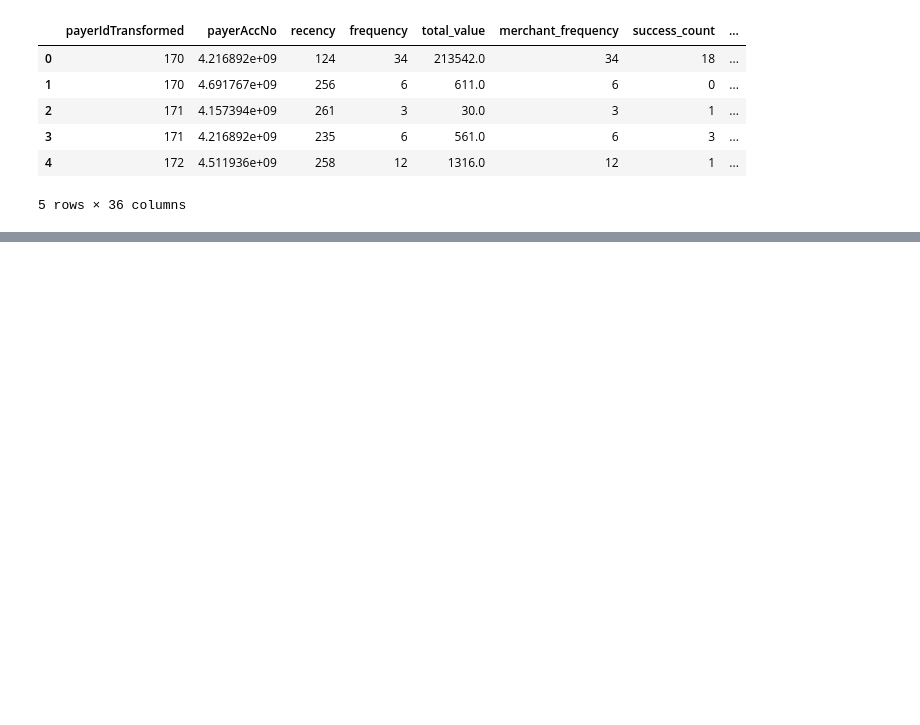
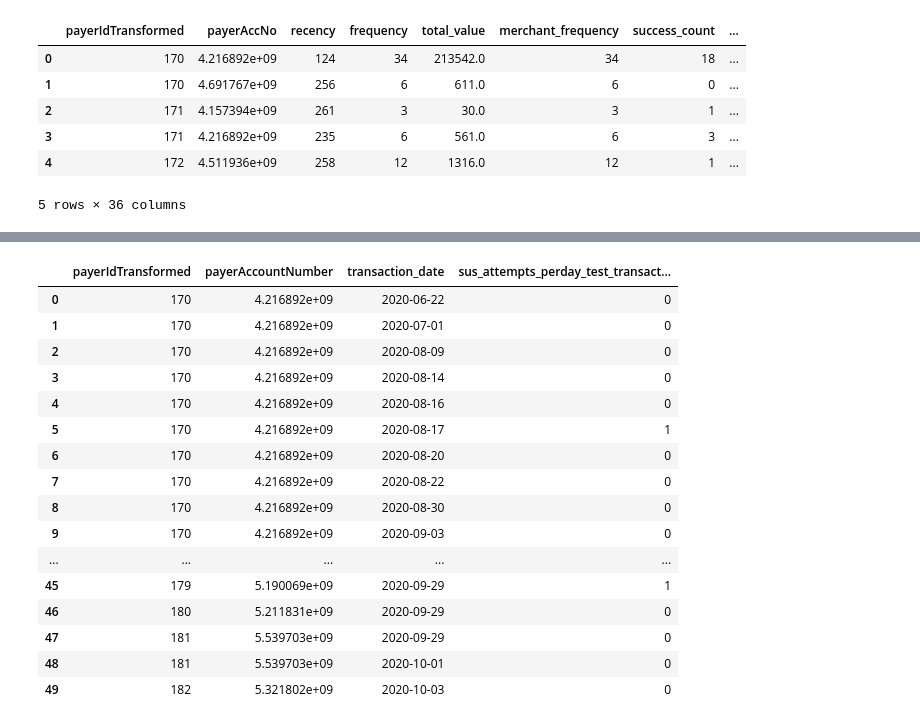
Before and after one commit to mdelgolla/electronic_payment_fraud_detection, a Jupyter notebook: new_feature_generation.ipynb, the cells around one changed output, grey strips where cells are left out. Drawn from its saved outputs; the diff is of its cells as text; code cells hidden in the pictures; blank space fills up the shorter version.

Commit message:
suspicious transactions per day

```diff
--- a/new_feature_generation.ipynb
+++ b/new_feature_generation.ipynb
@@ -242,7 +227,0 @@ IndentationError: expected an indented block (<ipython-input-57-a998cd3c85da>, l
-# %%
-df['tran_date'] = df['transaction_date']
-df4 = df.groupby(['payerIdTransformed','transaction_date']).apply(lambda _df: _df.sort_values(by=['createdAt']))
-df4['daily_transaction_count']=df4.agg({'tran_date':'count'})
-#df4['transactions_count_per_day'] =  df4.groupby(df4.index.transaction_date).count()
-
-df4.head()
@@ -259,0 +315,25 @@ def chek3ds():
+# %%
+df7 = df.groupby([
+    'payerIdTransformed',
+    'payerAccountNumber',
+    'transaction_date'
+    ]).apply(lambda x: apply_time_diff(x, "test_transactions")).reset_index(name='sus_attempts_perday_test_transactions')
+df7.head(50)
+# %% [output]
+|  | payerIdTransformed | payerAccountNumber | transaction_date | sus_attempts_perday_test_transact... |
+| 0 | 170 | 4.216892e+09 | 2020-06-22 | 0 |
+| 1 | 170 | 4.216892e+09 | 2020-07-01 | 0 |
+| 2 | 170 | 4.216892e+09 | 2020-08-09 | 0 |
+| 3 | 170 | 4.216892e+09 | 2020-08-14 | 0 |
+| 4 | 170 | 4.216892e+09 | 2020-08-16 | 0 |
+| 5 | 170 | 4.216892e+09 | 2020-08-17 | 1 |
+| 6 | 170 | 4.216892e+09 | 2020-08-20 | 0 |
+| 7 | 170 | 4.216892e+09 | 2020-08-22 | 0 |
+| 8 | 170 | 4.216892e+09 | 2020-08-30 | 0 |
+| 9 | 170 | 4.216892e+09 | 2020-09-03 | 0 |
+| ... | ... | ... | ... | ... |
+| 45 | 179 | 5.190069e+09 | 2020-09-29 | 1 |
+| 46 | 180 | 5.211831e+09 | 2020-09-29 | 0 |
+| 47 | 181 | 5.539703e+09 | 2020-09-29 | 0 |
+| 48 | 181 | 5.539703e+09 | 2020-10-01 | 0 |
+| 49 | 182 | 5.321802e+09 | 2020-10-03 | 0 |
```
Also changed, not shown: parts of 9 cells of this notebook.
